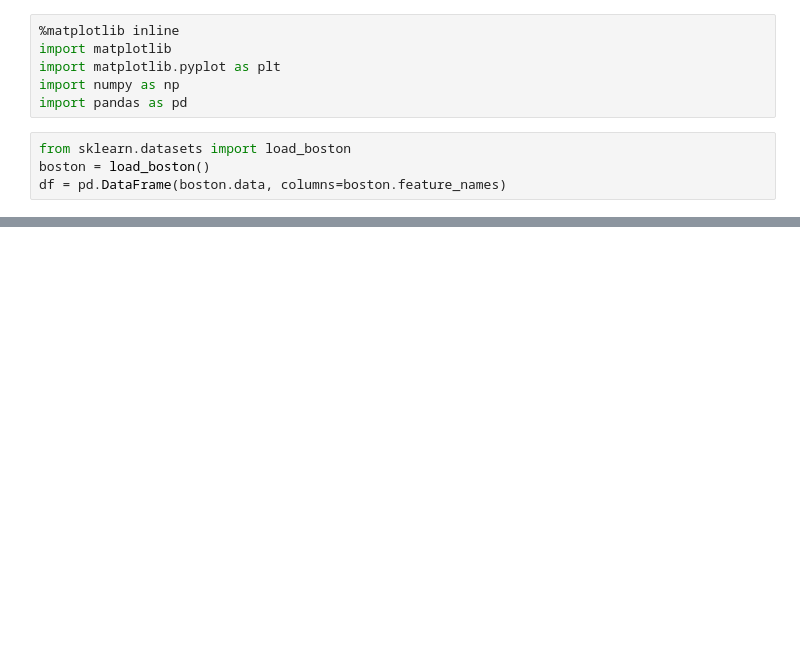
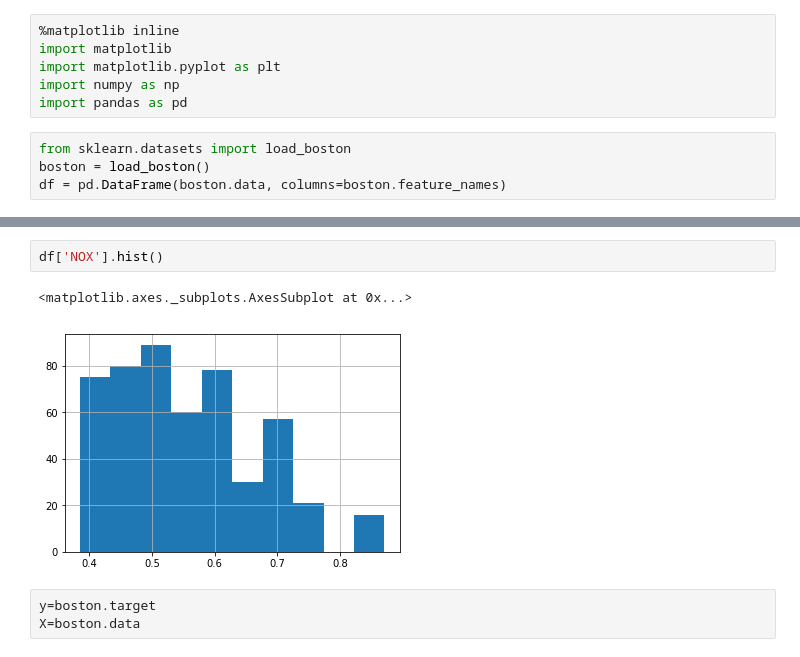
Before and after one commit to Pyons04/Datascience, a Jupyter notebook: House_price.ipynb, the cells around one changed output, grey strips where cells are left out. Drawn from its saved outputs; the diff is of its cells as text; blank space fills up the shorter version.

```diff
--- a/House_price.ipynb
+++ b/House_price.ipynb
@@ -73,0 +67,8 @@ df.describe()
+# %%
+df['NOX'].hist()
+# %% [output]
+<matplotlib.axes._subplots.AxesSubplot at 0x...>
+[figure, added]
+# %%
+y=boston.target
+X=boston.data
```
Also changed, not shown: parts of 15 cells of this notebook, 1 other file.
